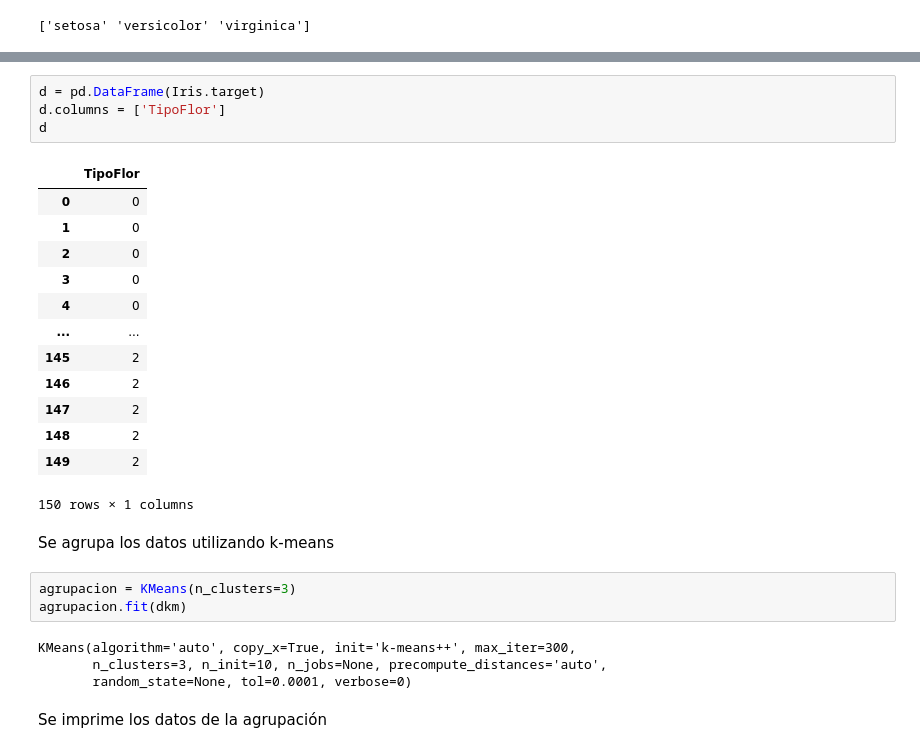
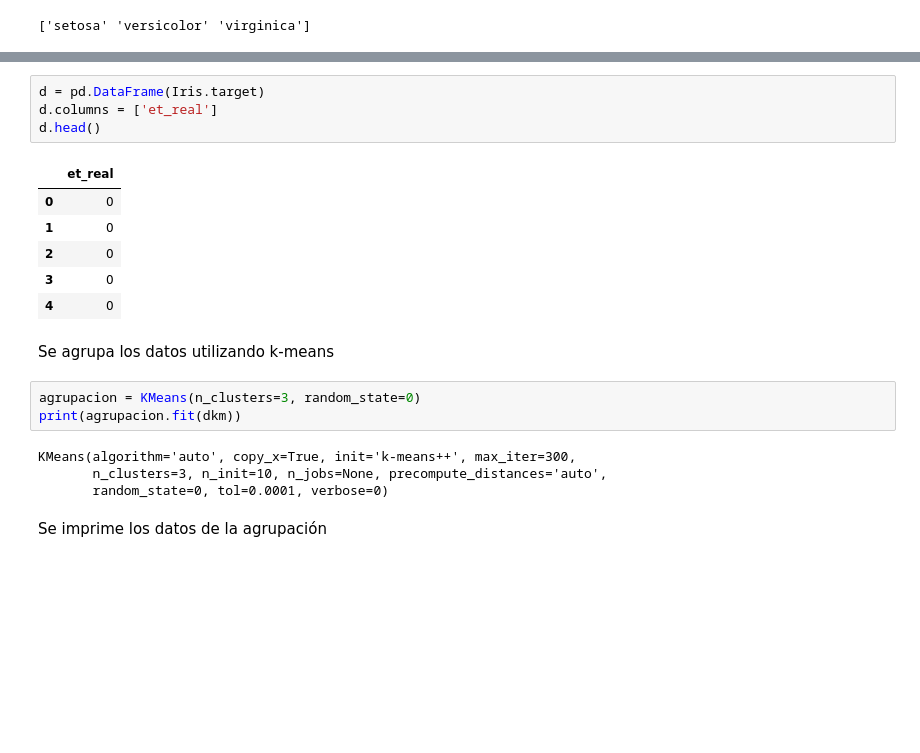
Before and after one commit to DaniMendoza/CTE0156-holamundo, a Jupyter notebook: Algoritmo k-means/KMeans.ipynb, the cells around one changed output, grey strips where cells are left out. Drawn from its saved outputs; the diff is of its cells as text; blank space fills up the shorter version.

```diff
--- a/Algoritmo k-means/KMeans.ipynb
+++ b/Algoritmo k-means/KMeans.ipynb
@@ -89,29 +81,22 @@ Se visualiza la clasificacion como un Data Frame
 # %%
 d = pd.DataFrame(Iris.target)
-d.columns = ['TipoFlor']
-d
+d.columns = ['et_real']
+d.head()
 # %% [output]
-|  | TipoFlor |
+|  | et_real |
 | 0 | 0 |
 | 1 | 0 |
 | 2 | 0 |
 | 3 | 0 |
 | 4 | 0 |
-| ... | ... |
-| 145 | 2 |
-| 146 | 2 |
-| 147 | 2 |
-| 148 | 2 |
-| 149 | 2 |
-150 rows × 1 columns
 # %% [markdown]
 Se agrupa los datos utilizando k-means
 # %%
-agrupacion = KMeans(n_clusters=3)
-agrupacion.fit(dkm)
+agrupacion = KMeans(n_clusters=3, random_state=0)
+print(agrupacion.fit(dkm))
 # %% [output]
 KMeans(algorithm='auto', copy_x=True, init='k-means++', max_iter=300,
        n_clusters=3, n_init=10, n_jobs=None, precompute_distances='auto',
-       random_state=None, tol=0.0001, verbose=0)
+       random_state=0, tol=0.0001, verbose=0)
 # %% [markdown]
 Se imprime los datos de la agrupación
```
Also changed, not shown: parts of 27 cells of this notebook.
